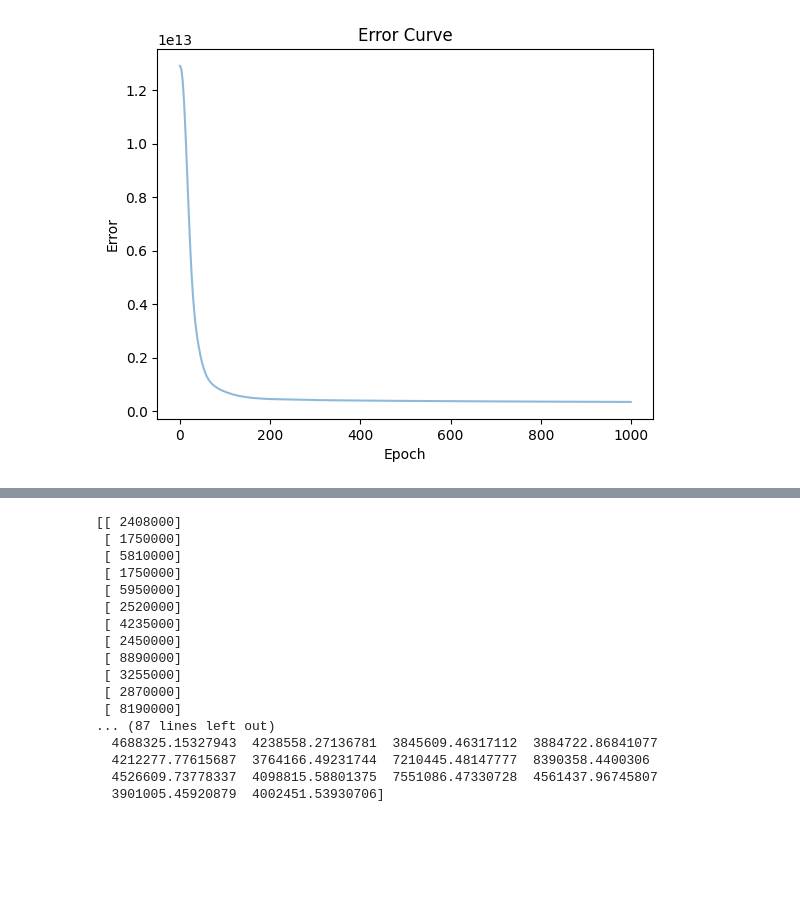
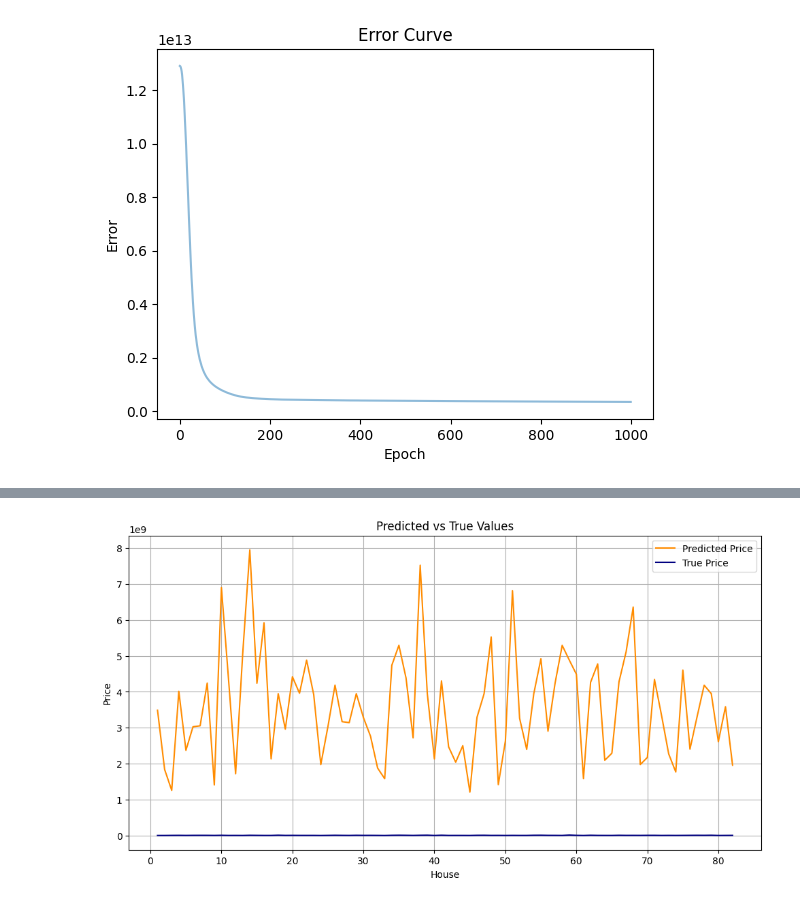
Before and after one commit to rusiravk/rusiravk-uom-ai-sessions, a Jupyter notebook: session-1/Housing Prices/housing-price-predictor-MLPRegressor.ipynb, the cells around one changed output, grey strips where cells are left out. Drawn from its saved outputs; the diff is of its cells as text; code cells hidden in the pictures; blank space fills up the shorter version.

```diff
--- a/session-1/Housing Prices/housing-price-predictor-MLPRegressor.ipynb
+++ b/session-1/Housing Prices/housing-price-predictor-MLPRegressor.ipynb
@@ -98,23 +98,16 @@ Training MSE: 2333353.3939
 # %%
 y_val_pred = model.predict(X_val)
 y_test_pred = model.predict(X_test)
-print(y_test)
-print(y_test_pred)
-# %% [output]
-[[ 2408000]
- [ 1750000]
- [ 5810000]
- [ 1750000]
- [ 5950000]
- [ 2520000]
- [ 4235000]
- [ 2450000]
- [ 8890000]
- [ 3255000]
- [ 2870000]
- [ 8190000]
-... (87 lines left out)
-  4688325.15327943  4238558.27136781  3845609.46317112  3884722.86841077
-  4212277.77615687  3764166.49231744  7210445.48147777  8390358.4400306
-  4526609.73778337  4098815.58801375  7551086.47330728  4561437.96745807
-  3901005.45920879  4002451.53930706]
+# %%
+pltYPred = []
+pltYVal = []
+trueChange = []
+
+pltYTestPred = []
+pltYTest = []
+testChange = []
+# %%
+for i in range(len(y_val_pred)):
+  pltYPred.append(y_val_pred[i])
+  pltYVal.append(y_val[i][0])
+  trueChange.append(y_val_pred[i] - y_val[i][0])
@@ -120,0 +119,16 @@ print(y_test_pred)
+# %%
+plt.figure(figsize=(12, 6))
+plt.title("Predicted vs True Values")
+plt.xlabel("House")
+plt.ylabel("Price")
+valRange = range(1, len(pltYPred)+1)
+plt.plot(valRange, pltYPred, label="Predicted Price", color="darkorange")
+
+plt.plot(valRange, pltYVal, label="True Price",
+             color="navy")
+
+plt.legend(loc="best")
+plt.grid(True)
+plt.show()
+# %% [output]
+[figure, added]
```
Also changed, not shown: parts of 7 cells of this notebook.
